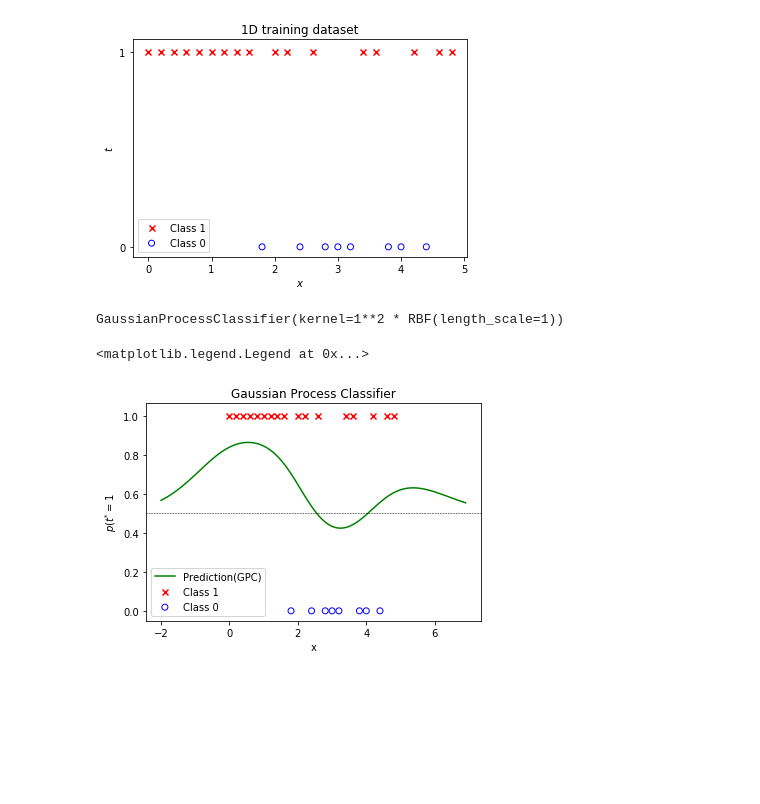
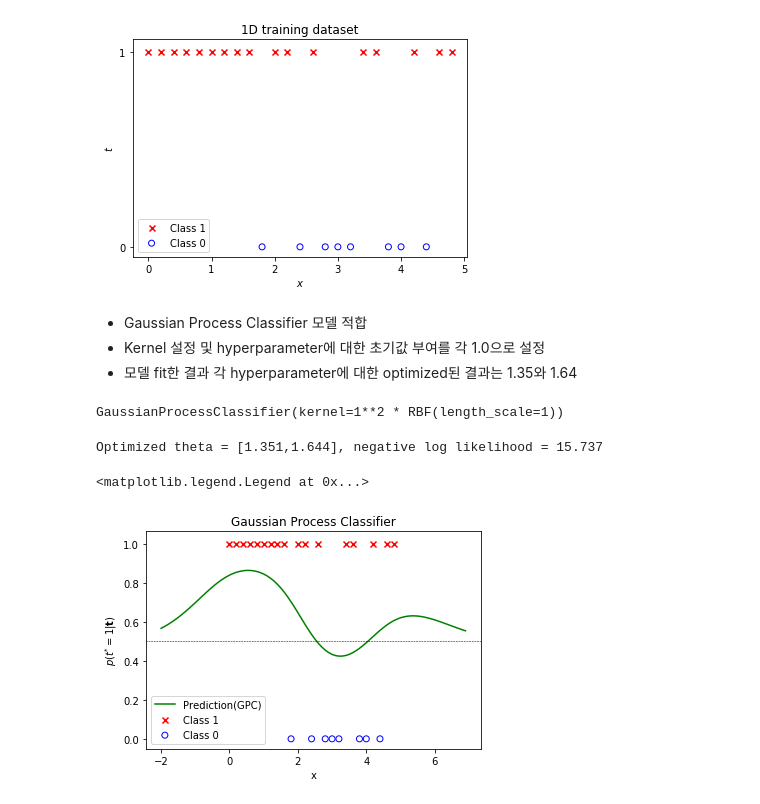
Before and after one commit to seolbluewings/Python, a Jupyter notebook: Gaussian Process.ipynb, the cells around one changed output. Saved outputs shown, nothing was run; the diff lists cells and outputs as text; code cells hidden in the pictures; blank space fills up the shorter version.

```diff
--- a/Gaussian Process.ipynb
+++ b/Gaussian Process.ipynb
@@ -135,6 +137,10 @@ plt.legend()
 # %% [output]
 <matplotlib.legend.Legend at 0x...>
 [figure]
+# %% [markdown]
+- Gaussian Process Classifier 모델 적합
+- Kernel 설정 및 hyperparameter에 대한 초기값 부여를 각 1.0으로 설정
+- 모델 fit한 결과 각 hyperparameter에 대한 optimized된 결과는 1.35와 1.64
 # %%
 rbf = ConstantKernel(1.0)*RBF(length_scale = 1.0)
 gpc = GaussianProcessClassifier(kernel = rbf)
@@ -145,13 +154,17 @@ GaussianProcessClassifier(kernel=1**2 * RBF(length_scale=1))
+# %%
+print(f'Optimized theta = [{theta0:.3f},{theta1:.3f}], negative log likelihood = {-gpc.log_marginal_likelihood_value_:.3f}')
+# %% [output]
+Optimized theta = [1.351,1.644], negative log likelihood = 15.737
 # %%
 pt_test_gpc = gpc.predict_proba(x_ts.reshape(-1,1))[:,-1]
 
 plot_data_1D(x,t)
 plt.plot(x_ts, pt_test_gpc, label = 'Prediction(GPC)', color = 'green')
 plt.axhline(0.5, x_ts.min(), x_ts.max(), color = 'black', ls = '--', lw = 0.5)
 plt.title('Gaussian Process Classifier')
 plt.xlabel('x')
-plt.ylabel('$p(t^{*}=1\vert\mathbf{t})$')
+plt.ylabel('$p(t^{*}=1|\mathbf{t})$')
 plt.legend()
 # %% [output]
 <matplotlib.legend.Legend at 0x...>
-[figure, old version]
+[figure, new version]
```
Also changed, not shown: parts of 19 cells of this notebook.
